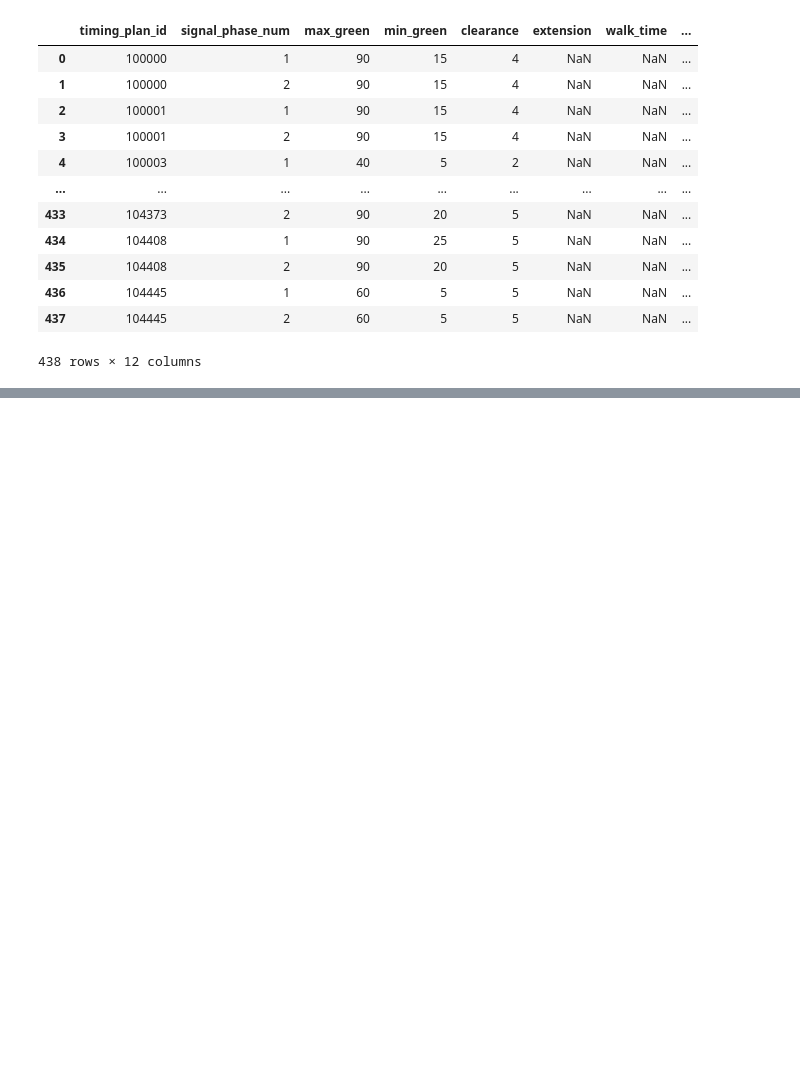
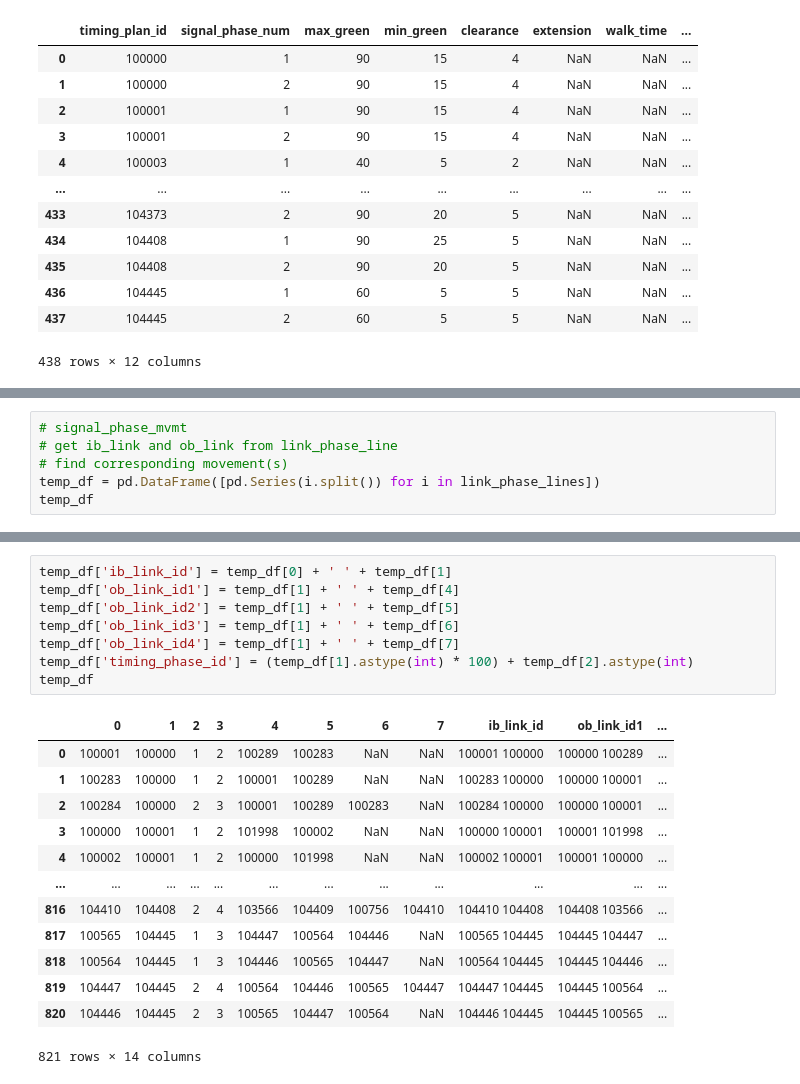
Before and after one commit to zephyr-data-specs/GMNS, a Jupyter notebook: usage/conversion/DynusT/DynusT_Signals.ipynb, the cells around one changed output, grey strips where cells are left out. Saved outputs shown, nothing was run; the diff lists cells and outputs as text; blank space fills up the shorter version.

Commit message:
finish Lima signals

```diff
--- a/usage/conversion/DynusT/DynusT_Signals.ipynb
+++ b/usage/conversion/DynusT/DynusT_Signals.ipynb
@@ -321,0 +308,6 @@ signal_timing_phase[["timing_phase_id","timing_plan_id","signal_phase_num","min_
+# %%
+# signal_phase_mvmt
+# get ib_link and ob_link from link_phase_line
+# find corresponding movement(s)
+temp_df = pd.DataFrame([pd.Series(i.split()) for i in link_phase_lines])
+temp_df
@@ -321,0 +328,22 @@ signal_timing_phase[["timing_phase_id","timing_plan_id","signal_phase_num","min_
+# %%
+temp_df['ib_link_id'] = temp_df[0] + ' ' + temp_df[1]
+temp_df['ob_link_id1'] = temp_df[1] + ' ' + temp_df[4]
+temp_df['ob_link_id2'] = temp_df[1] + ' ' + temp_df[5]
+temp_df['ob_link_id3'] = temp_df[1] + ' ' + temp_df[6]
+temp_df['ob_link_id4'] = temp_df[1] + ' ' + temp_df[7]
+temp_df['timing_phase_id'] = (temp_df[1].astype(int) * 100) + temp_df[2].astype(int)
+temp_df
+# %% [output]
+|  | 0 | 1 | 2 | 3 | 4 | 5 | 6 | 7 | ib_link_id | ob_link_id1 | ... |
+| 0 | 100001 | 100000 | 1 | 2 | 100289 | 100283 | NaN | NaN | 100001 100000 | 100000 100289 | ... |
+| 1 | 100283 | 100000 | 1 | 2 | 100001 | 100289 | NaN | NaN | 100283 100000 | 100000 100001 | ... |
+| 2 | 100284 | 100000 | 2 | 3 | 100001 | 100289 | 100283 | NaN | 100284 100000 | 100000 100001 | ... |
+| 3 | 100000 | 100001 | 1 | 2 | 101998 | 100002 | NaN | NaN | 100000 100001 | 100001 101998 | ... |
+| 4 | 100002 | 100001 | 1 | 2 | 100000 | 101998 | NaN | NaN | 100002 100001 | 100001 100000 | ... |
+| ... | ... | ... | ... | ... | ... | ... | ... | ... | ... | ... | ... |
+| 816 | 104410 | 104408 | 2 | 4 | 103566 | 104409 | 100756 | 104410 | 104410 104408 | 104408 103566 | ... |
+| 817 | 100565 | 104445 | 1 | 3 | 104447 | 100564 | 104446 | NaN | 100565 104445 | 104445 104447 | ... |
+| 818 | 100564 | 104445 | 1 | 3 | 104446 | 100565 | 104447 | NaN | 100564 104445 | 104445 104446 | ... |
+| 819 | 104447 | 104445 | 2 | 4 | 100564 | 104446 | 100565 | 104447 | 104447 104445 | 104445 100564 | ... |
+| 820 | 104446 | 104445 | 2 | 3 | 100565 | 104447 | 100564 | NaN | 104446 104445 | 104445 100565 | ... |
+821 rows × 14 columns
```
Also changed, not shown: parts of 8 cells of this notebook, 1 other file.
